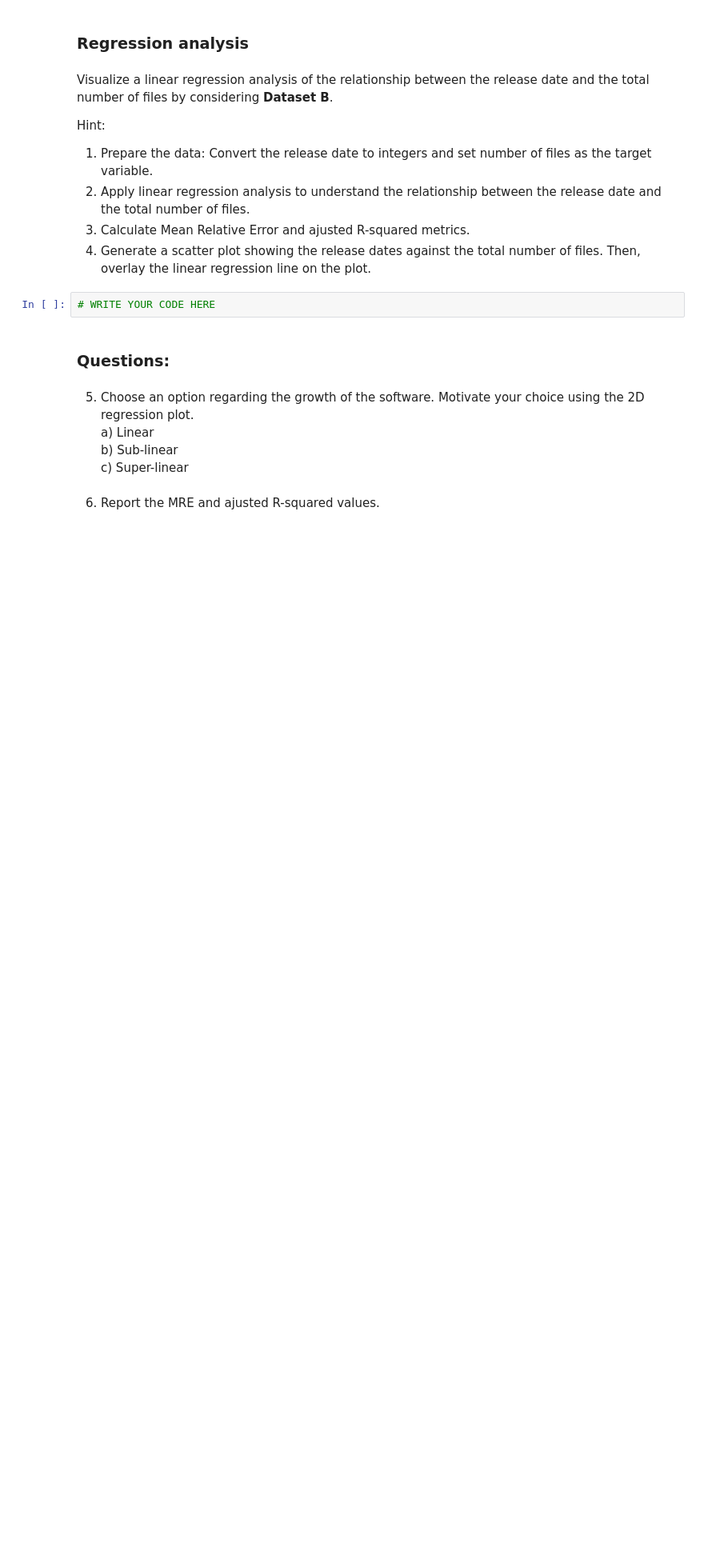
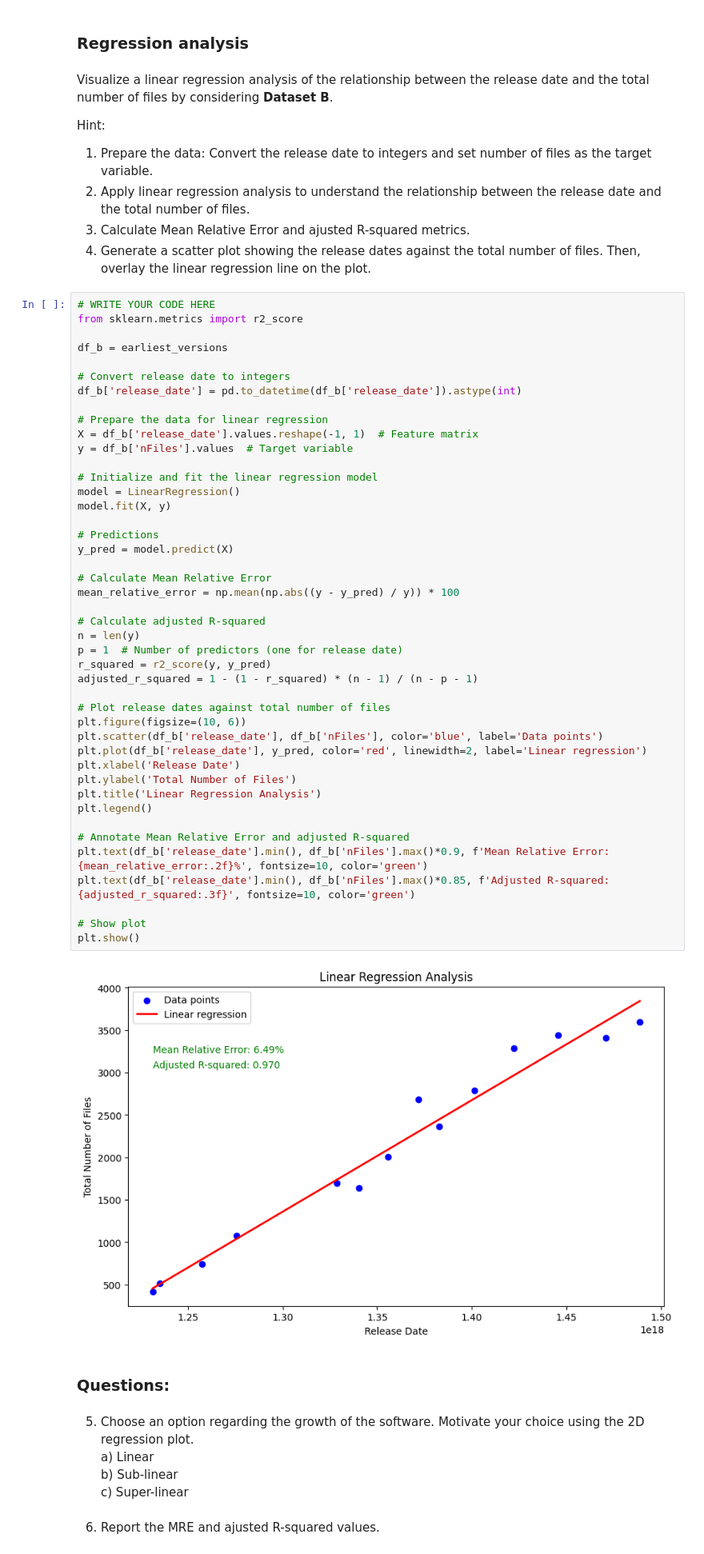
Before and after one commit to VionFrancois/Software-Evolution-Practical-Lehmans-Laws, a Jupyter notebook: LawsSoftEvol_CodeCounting.ipynb, the cells around one changed output. Shown at 80% size. Cells and saved outputs as stored; diff of their text form; blank space fills up the shorter version.

Commit message:
answers until regression

```diff
--- a/LawsSoftEvol_CodeCounting.ipynb
+++ b/LawsSoftEvol_CodeCounting.ipynb
@@ -109,6 +235,50 @@ Hint:
 4. Generate a scatter plot showing the release dates against the total number of files. Then, overlay the linear regression line on the plot.
 # %%
 # WRITE YOUR CODE HERE
+from sklearn.metrics import r2_score
+
+df_b = earliest_versions
+
+# Convert release date to integers
+df_b['release_date'] = pd.to_datetime(df_b['release_date']).astype(int)
+
+# Prepare the data for linear regression
+X = df_b['release_date'].values.reshape(-1, 1)  # Feature matrix
+y = df_b['nFiles'].values  # Target variable
+
+# Initialize and fit the linear regression model
+model = LinearRegression()
+model.fit(X, y)
+
+# Predictions
+y_pred = model.predict(X)
+
+# Calculate Mean Relative Error
+mean_relative_error = np.mean(np.abs((y - y_pred) / y)) * 100
+
+# Calculate adjusted R-squared
+n = len(y)
+p = 1  # Number of predictors (one for release date)
+r_squared = r2_score(y, y_pred)
+adjusted_r_squared = 1 - (1 - r_squared) * (n - 1) / (n - p - 1)
+
+# Plot release dates against total number of files
+plt.figure(figsize=(10, 6))
+plt.scatter(df_b['release_date'], df_b['nFiles'], color='blue', label='Data points')
+plt.plot(df_b['release_date'], y_pred, color='red', linewidth=2, label='Linear regression')
+plt.xlabel('Release Date')
+plt.ylabel('Total Number of Files')
+plt.title('Linear Regression Analysis')
+plt.legend()
+
+# Annotate Mean Relative Error and adjusted R-squared
+plt.text(df_b['release_date'].min(), df_b['nFiles'].max()*0.9, f'Mean Relative Error: {mean_relative_error:.2f}%', fontsize=10, color='green')
+plt.text(df_b['release_date'].min(), df_b['nFiles'].max()*0.85, f'Adjusted R-squared: {adjusted_r_squared:.3f}', fontsize=10, color='green')
+
+# Show plot
+plt.show()
+# %% [output]
+[figure, added]
 # %% [markdown]
 ### Questions:
 # %% [markdown]
```
Also changed, not shown: parts of 10 cells of this notebook.
